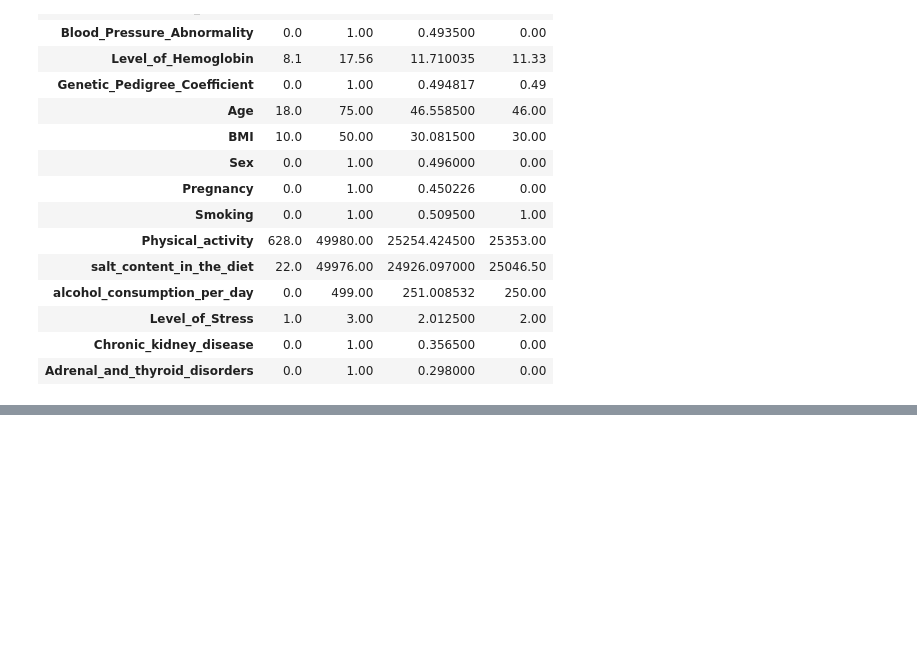
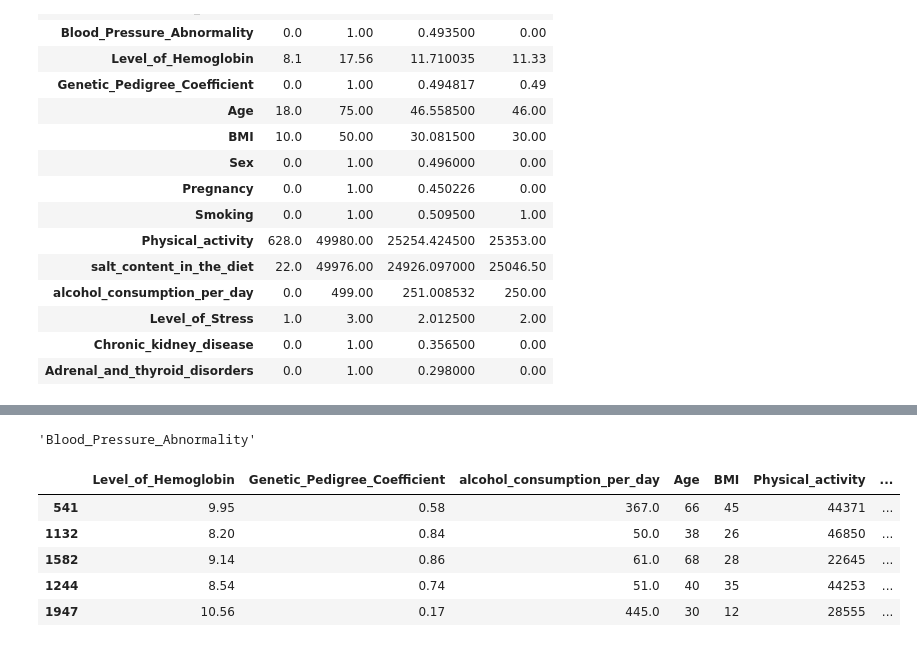
Before and after one commit to varunkr24/Machine-Learning, a Jupyter notebook: Classify_Abnormal_BP.ipynb, the cells around one changed output, grey strips where cells are left out. Saved outputs shown, nothing was run; the diff lists cells and outputs as text; code cells hidden in the pictures; blank space fills up the shorter version.

```diff
--- a/Classify_Abnormal_BP.ipynb
+++ b/Classify_Abnormal_BP.ipynb
@@ -265,0 +286,4 @@ df[df['alcohol_consumption_per_day']!=np.nan].agg(['min','max','mean','median'])
+# %%
+object_cols.remove('Patient_Number')
+object_cols.remove('Blood_Pressure_Abnormality')
+object_cols
@@ -265,0 +307,3 @@ df[df['alcohol_consumption_per_day']!=np.nan].agg(['min','max','mean','median'])
+# %%
+independent_cols = float_cols + object_cols
+independent_cols
@@ -265,0 +324,16 @@ df[df['alcohol_consumption_per_day']!=np.nan].agg(['min','max','mean','median'])
+# %%
+target_col = 'Blood_Pressure_Abnormality'
+target_col
+# %% [output]
+'Blood_Pressure_Abnormality'
+# %%
+X_train, X_test, y_train, y_test = train_test_split(df[independent_cols], df[target_col], test_size=0.10, random_state=1)
+# %%
+X_train.head()
+# %% [output]
+|  | Level_of_Hemoglobin | Genetic_Pedigree_Coefficient | alcohol_consumption_per_day | Age | BMI | Physical_activity | ... |
+| 541 | 9.95 | 0.58 | 367.0 | 66 | 45 | 44371 | ... |
+| 1132 | 8.20 | 0.84 | 50.0 | 38 | 26 | 46850 | ... |
+| 1582 | 9.14 | 0.86 | 61.0 | 68 | 28 | 22645 | ... |
+| 1244 | 8.54 | 0.74 | 51.0 | 40 | 35 | 44253 | ... |
+| 1947 | 10.56 | 0.17 | 445.0 | 30 | 12 | 28555 | ... |
```
Also changed, not shown: parts of 30 cells of this notebook.
